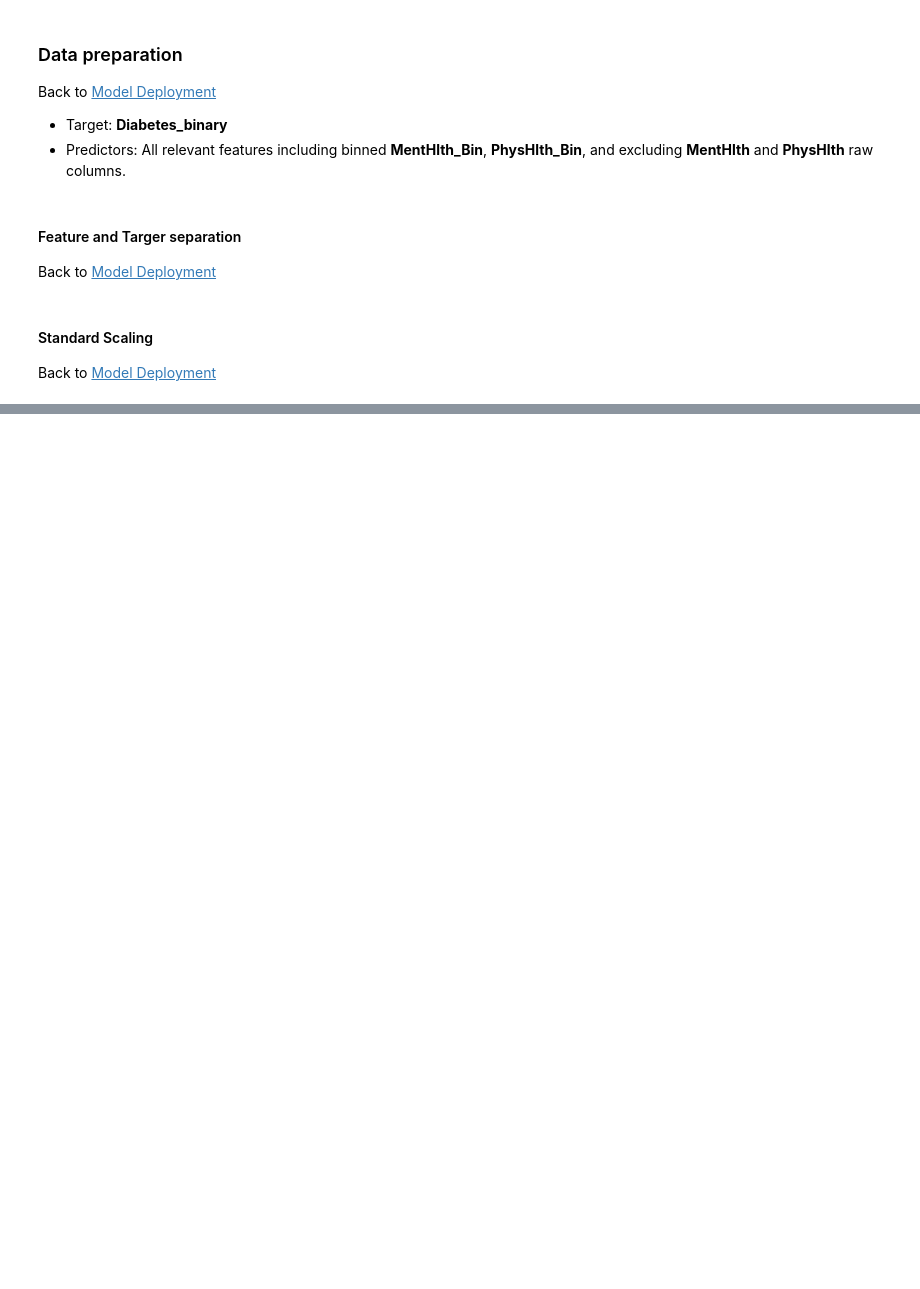
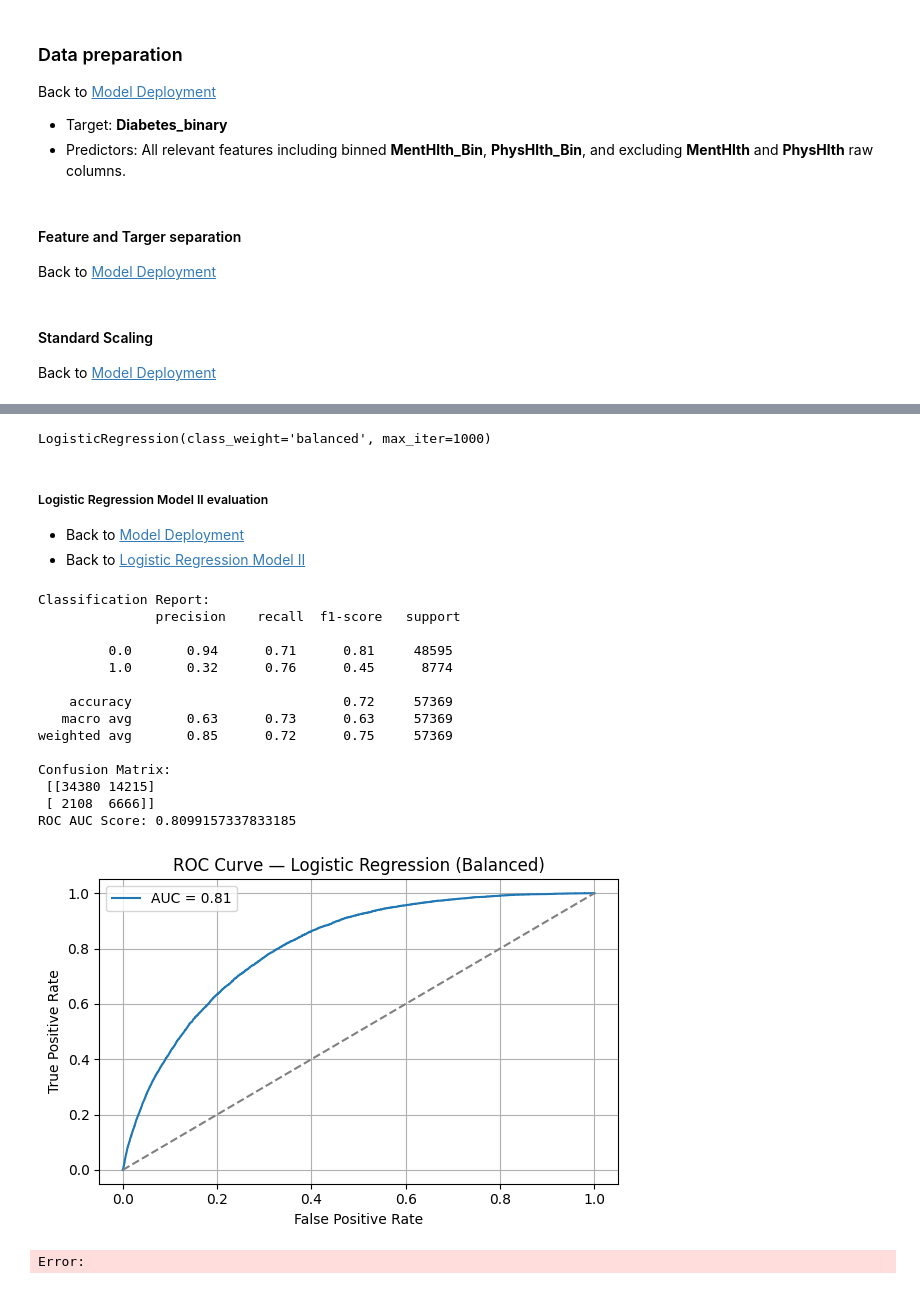
Before and after one commit to fegade99/proyecto_diabetes_david_felipe, a Jupyter notebook: src/explore.ipynb, the cells around one changed output, grey strips where cells are left out. Drawn from its saved outputs; the diff is of its cells as text; code cells hidden in the pictures; blank space fills up the shorter version.

```diff
--- a/src/explore.ipynb
+++ b/src/explore.ipynb
@@ -1057,0 +1191,47 @@ Back to [Model Deployment](#model-deployment)
+# %%
+logreg_balanced = LogisticRegression(max_iter=1000, class_weight='balanced')
+logreg_balanced.fit(X_train_scaled, y_train)
+# %% [output]
+LogisticRegression(class_weight='balanced', max_iter=1000)
+# %% [markdown]
+##### Logistic Regression Model II evaluation
+- Back to [Model Deployment](#model-deployment)
+- Back to [Logistic Regression Model II](#logistic-regression-model-ii)
+# %%
+y_pred_bal = logreg_balanced.predict(X_test_scaled)
+y_prob_bal = logreg_balanced.predict_proba(X_test_scaled)[:, 1]
+
+# Evaluation
+print("Classification Report:\n", classification_report(y_test, y_pred_bal))
+print("Confusion Matrix:\n", confusion_matrix(y_test, y_pred_bal))
+print("ROC AUC Score:", roc_auc_score(y_test, y_prob_bal))
+
+# Plot ROC Curve
+fpr, tpr, _ = roc_curve(y_test, y_prob_bal)
+plt.figure(figsize=(6, 4))
+plt.plot(fpr, tpr, label=f"AUC = {roc_auc_score(y_test, y_prob_bal):.2f}")
+plt.plot([0, 1], [0, 1], linestyle="--", color="gray")
+plt.xlabel("False Positive Rate")
+plt.ylabel("True Positive Rate")
+plt.title("ROC Curve — Logistic Regression (Balanced)")
+plt.legend()
+plt.grid(True)
+plt.tight_layout()
+plt.show()
+# %% [output]
+Classification Report:
+               precision    recall  f1-score   support
+
+         0.0       0.94      0.71      0.81     48595
+         1.0       0.32      0.76      0.45      8774
+
+    accuracy                           0.72     57369
+   macro avg       0.63      0.73      0.63     57369
+weighted avg       0.85      0.72      0.75     57369
+
+Confusion Matrix:
+ [[34380 14215]
+ [ 2108  6666]]
+ROC AUC Score: 0.8099157337833185
+[figure, added]
+Error:
```
Also changed, not shown: parts of 21 cells of this notebook.
